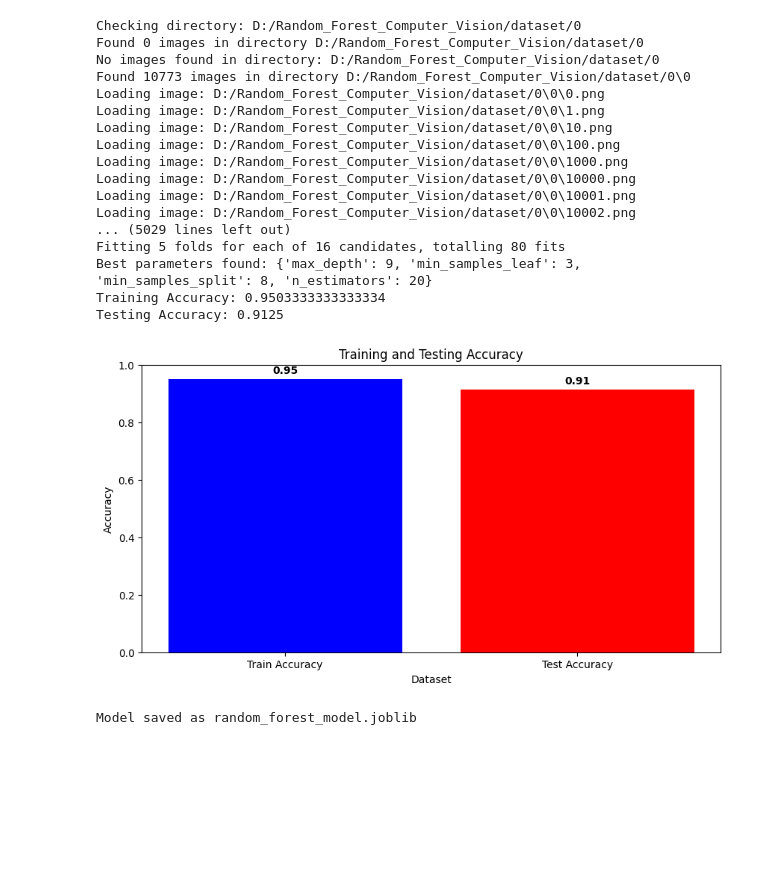
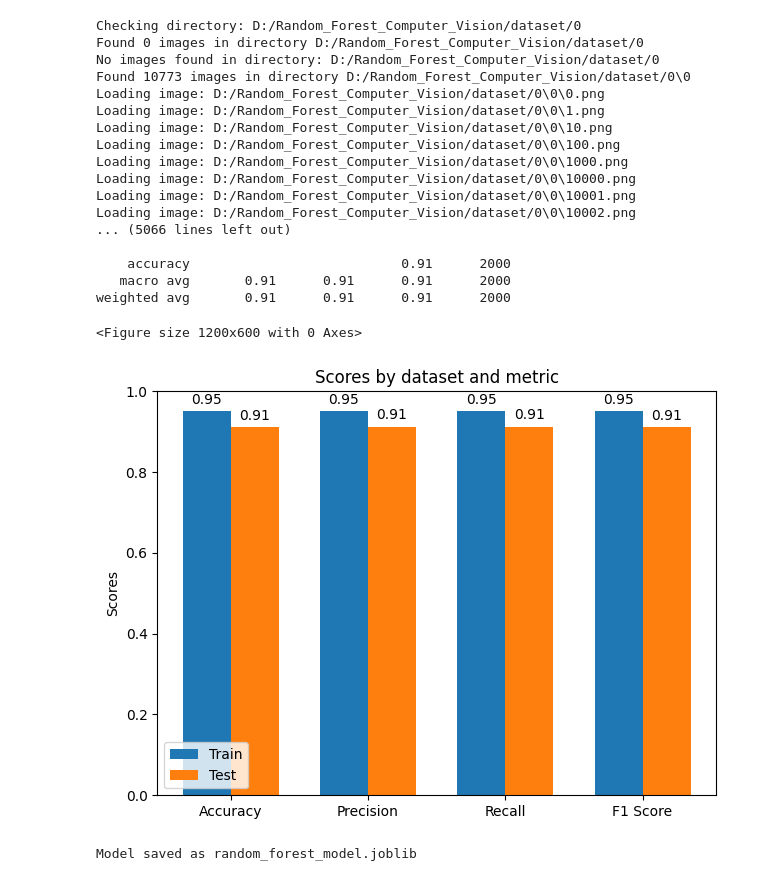
Before and after one commit to Phadec/ComputerVision, a Jupyter notebook: random_forest_computer_vision.ipynb, the cells around one changed output. Cells and saved outputs as stored; diff of their text form; code cells hidden in the pictures; blank space fills up the shorter version.

```diff
--- a/random_forest_computer_vision.ipynb
+++ b/random_forest_computer_vision.ipynb
@@ -4,7 +4,7 @@ import numpy as np
 from PIL import Image
 from sklearn.ensemble import RandomForestClassifier
 from sklearn.model_selection import train_test_split, GridSearchCV
-from sklearn.metrics import accuracy_score
+from sklearn.metrics import accuracy_score, precision_score, recall_score, f1_score, classification_report
 import joblib
 import matplotlib.pyplot as plt
 
@@ -65,7 +65,7 @@ else:
 flattened_images = images.reshape(images.shape[0], -1)
 
 # Chia dữ liệu thành tập huấn luyện và tập kiểm tra theo tỷ lệ 60-40
-X_train, X_test, y_train, y_test = train_test_split(flattened_images, labels, test_size=0.4, random_state=42)
+X_train, X_test, y_train, y_test = train_test_split(flattened_images, labels, test_size=0.2, random_state=42)
 
 # Định nghĩa mô hình Random Forest
 rf_model = RandomForestClassifier(random_state=42)
@@ -94,48 +94,82 @@ test_pred = best_rf_model.predict(X_test)
 # Tính toán độ chính xác
 train_accuracy = accuracy_score(y_train, train_pred)
 test_accuracy = accuracy_score(y_test, test_pred)
 
-print(f"Training Accuracy: {train_accuracy}")
-print(f"Testing Accuracy: {test_accuracy}")
+# Tính toán các tham số Precision, Recall, F1-score cho từng lớp
+train_precision = precision_score(y_train, train_pred, average=None)
+test_precision = precision_score(y_test, test_pred, average=None)
+train_recall = recall_score(y_train, train_pred, average=None)
+test_recall = recall_score(y_test, test_pred, average=None)
+train_f1 = f1_score(y_train, train_pred, average=None)
+test_f1 = f1_score(y_test, test_pred, average=None)
+
+# In ra các kết quả tính toán chi tiết cho từng lớp
+print("Detailed Scores for Each Class (Train):")
+for i in range(10):
+    print(f"Class {i}: Precision={train_precision[i]:.2f}, Recall={train_recall[i]:.2f}, F1 Score={train_f1[i]:.2f}")
+
+print("Detailed Scores for Each Class (Test):")
+for i in range(10):
+    print(f"Class {i}: Precision={test_precision[i]:.2f}, Recall={test_recall[i]:.2f}, F1 Score={test_f1[i]:.2f}")
+
+# In ra báo cáo phân loại cho tập kiểm tra
+print("Classification Report:")
+print(classification_report(y_test, test_pred))
 
 # Vẽ biểu đồ đường thẳng so sánh độ chính xác
-plt.figure(figsize=(10, 5))
-plt.bar(['Train Accuracy', 'Test Accuracy'], [train_accuracy, test_accuracy], color=['blue', 'red'])
+plt.figure(figsize=(12, 6))
+metrics = ['Accuracy', 'Precision', 'Recall', 'F1 Score']
+train_scores = [train_accuracy, train_precision.mean(), train_recall.mean(), train_f1.mean()]
+test_scores = [test_accuracy, test_precision.mean(), test_recall.mean(), test_f1.mean()]
+x = np.arange(len(metrics))
 
-plt.xlabel('Dataset')
-plt.ylabel('Accuracy')
-plt.title('Training and Testing Accuracy')
-plt.ylim([0, 1])  # Đặt giới hạn trục y từ 0 đến 1
+width = 0.35
+fig, ax = plt.subplots()
+rects1 = ax.bar(x - width/2, train_scores, width, label='Train')
+rects2 = ax.bar(x + width/2, test_scores, width, label='Test')
 
-# Hiển thị giá trị độ chính xác trên đồ thị
-for i, v in enumerate([train_accuracy, test_accuracy]):
-    plt.text(i, v + 0.02, f"{v:.2f}", ha='center', fontweight='bold')
+ax.set_ylabel('Scores')
+ax.set_title('Scores by dataset and metric')
+ax.set_xticks(x)
+ax.set_xticklabels(metrics)
+ax.legend()
 
+def autolabel(rects):
+    for rect in rects:
+        height = rect.get_height()
+        ax.annotate(f'{height:.2f}', xy=(rect.get_x() + rect.get_width() / 2, height), xytext=(0, 3), textcoords="offset points", ha='center', va='bottom')
+
+autolabel(rects1)
+autolabel(rects2)
+
+fig.tight_layout()
+plt.ylim([0, 1])
 plt.show()
 
 # Kiểm tra nếu độ chính xác trên tập kiểm tra cao hơn 0.8 và lưu mô hình nếu đúng
 if test_accuracy > 0.8:
     joblib.dump(best_rf_model, 'random_forest_model.joblib')
     print("Model saved as random_forest_model.joblib")
 else:
     print("Model not saved. Accuracy less than 0.8")
 # %% [output]
 Checking directory: D:/Random_Forest_Computer_Vision/dataset/0
 Found 0 images in directory D:/Random_Forest_Computer_Vision/dataset/0
 No images found in directory: D:/Random_Forest_Computer_Vision/dataset/0
 Found 10773 images in directory D:/Random_Forest_Computer_Vision/dataset/0\0
 Loading image: D:/Random_Forest_Computer_Vision/dataset/0\0\0.png
 Loading image: D:/Random_Forest_Computer_Vision/dataset/0\0\1.png
 Loading image: D:/Random_Forest_Computer_Vision/dataset/0\0\10.png
 Loading image: D:/Random_Forest_Computer_Vision/dataset/0\0\100.png
 Loading image: D:/Random_Forest_Computer_Vision/dataset/0\0\1000.png
 Loading image: D:/Random_Forest_Computer_Vision/dataset/0\0\10000.png
 Loading image: D:/Random_Forest_Computer_Vision/dataset/0\0\10001.png
 Loading image: D:/Random_Forest_Computer_Vision/dataset/0\0\10002.png
-... (5029 lines left out)
-Fitting 5 folds for each of 16 candidates, totalling 80 fits
-Best parameters found: {'max_depth': 9, 'min_samples_leaf': 3, 'min_samples_split': 8, 'n_estimators': 20}
-Training Accuracy: 0.9503333333333334
-Testing Accuracy: 0.9125
+... (5066 lines left out)
+
+    accuracy                           0.91      2000
+   macro avg       0.91      0.91      0.91      2000
+weighted avg       0.91      0.91      0.91      2000
+<Figure size 1200x600 with 0 Axes>
-[figure, old version]
+[figure, new version]
-Model saved as random_forest_model.joblib
+Model saved as random_forest_model.joblib
```
